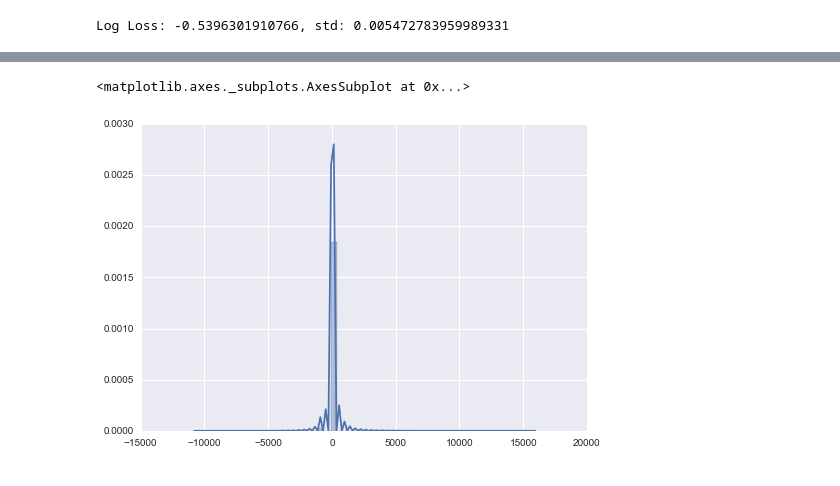
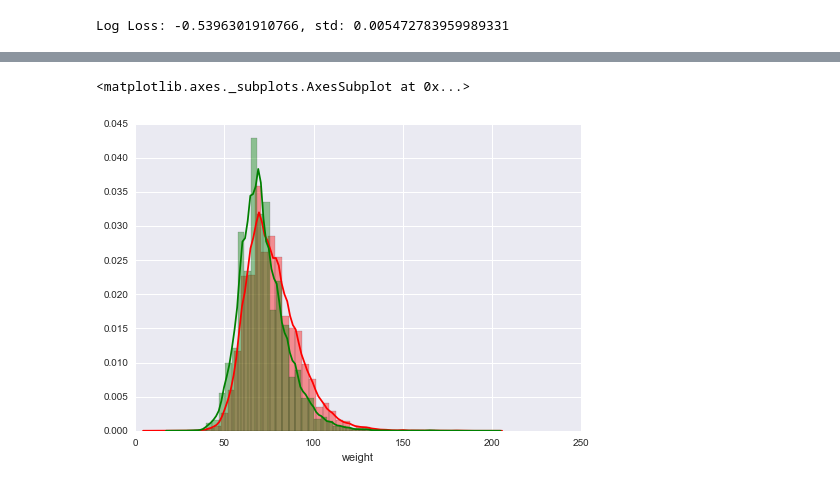
Before and after one commit to senior-sigan/ML_Competitions, a Jupyter notebook: mlbootcamp_health/Investigate.ipynb, the cells around one changed output, grey strips where cells are left out. Cells and saved outputs as stored; diff of their text form; code cells hidden in the pictures.

```diff
--- a/mlbootcamp_health/Investigate.ipynb
+++ b/mlbootcamp_health/Investigate.ipynb
@@ -117,5 +273,6 @@ sns.distplot(data['ap_lo'])
-# %%
-sns.distplot(data['ap_hi'] -  data['ap_lo'])
-# %% [output]
-<matplotlib.axes._subplots.AxesSubplot at 0x...>
-[figure, removed]
+# %%
+sns.distplot(d[d['cardio'] == 1]['weight'], color='red')
+sns.distplot(d[d['cardio'] != 1]['weight'], color='green')
+# %% [output]
+<matplotlib.axes._subplots.AxesSubplot at 0x...>
+[figure, added]
```
Also changed, not shown: parts of 36 cells of this notebook, 1 other file.
